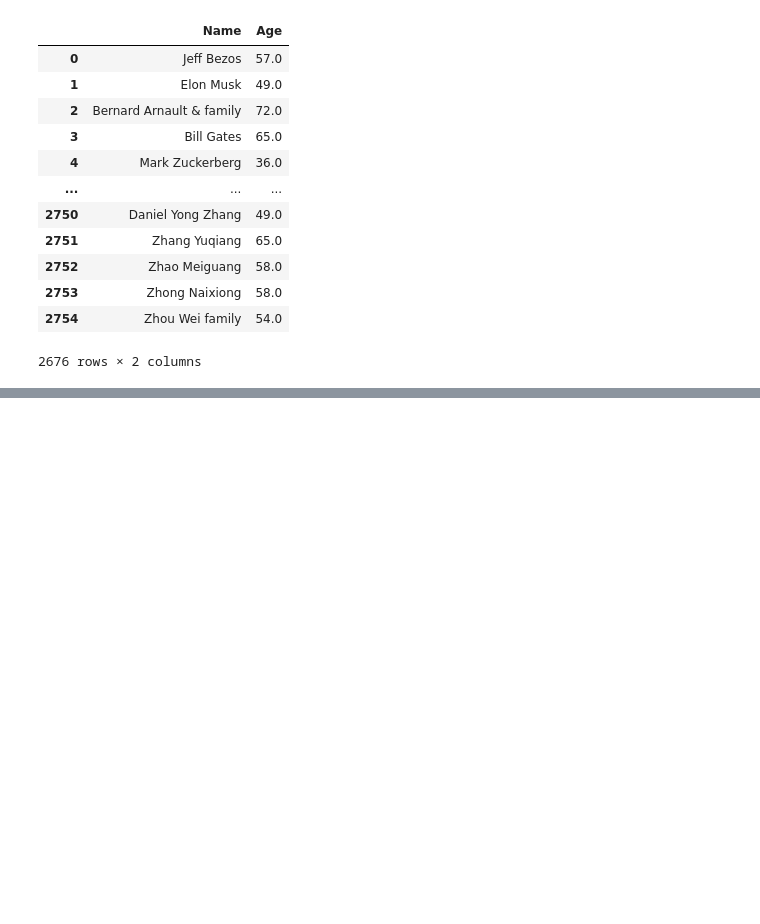
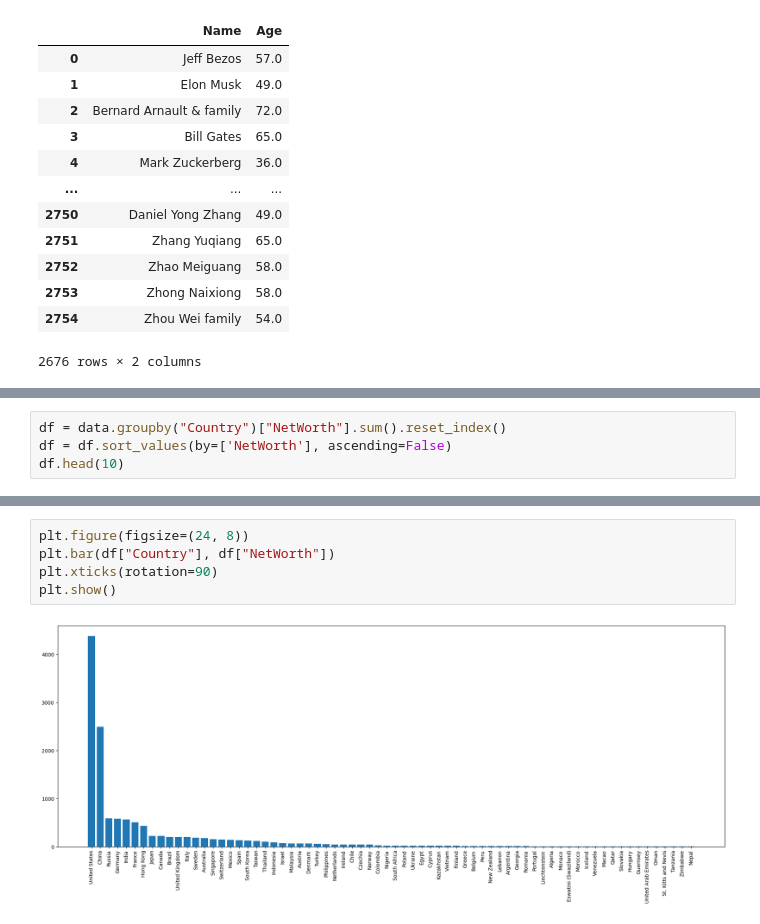
Before and after one commit to MahdiAhmadiKamal/PyLearn7-Data-Science, a Jupyter notebook: PyLearn7-Assignment40/billionaires data analysis/billionaires.ipynb, the cells around one changed output, grey strips where cells are left out. Drawn from its saved outputs; the diff is of its cells as text; blank space fills up the shorter version.

```diff
--- a/PyLearn7-Assignment40/billionaires data analysis/billionaires.ipynb
+++ b/PyLearn7-Assignment40/billionaires data analysis/billionaires.ipynb
@@ -189,0 +198,4 @@ df
+# %%
+df = data.groupby("Country")["NetWorth"].sum().reset_index()
+df = df.sort_values(by=['NetWorth'], ascending=False)
+df.head(10)
@@ -189,0 +214,7 @@ df
+# %%
+plt.figure(figsize=(24, 8))
+plt.bar(df["Country"], df["NetWorth"])
+plt.xticks(rotation=90)
+plt.show()
+# %% [output]
+[figure, added]
```
Also changed, not shown: parts of 4 cells of this notebook.
